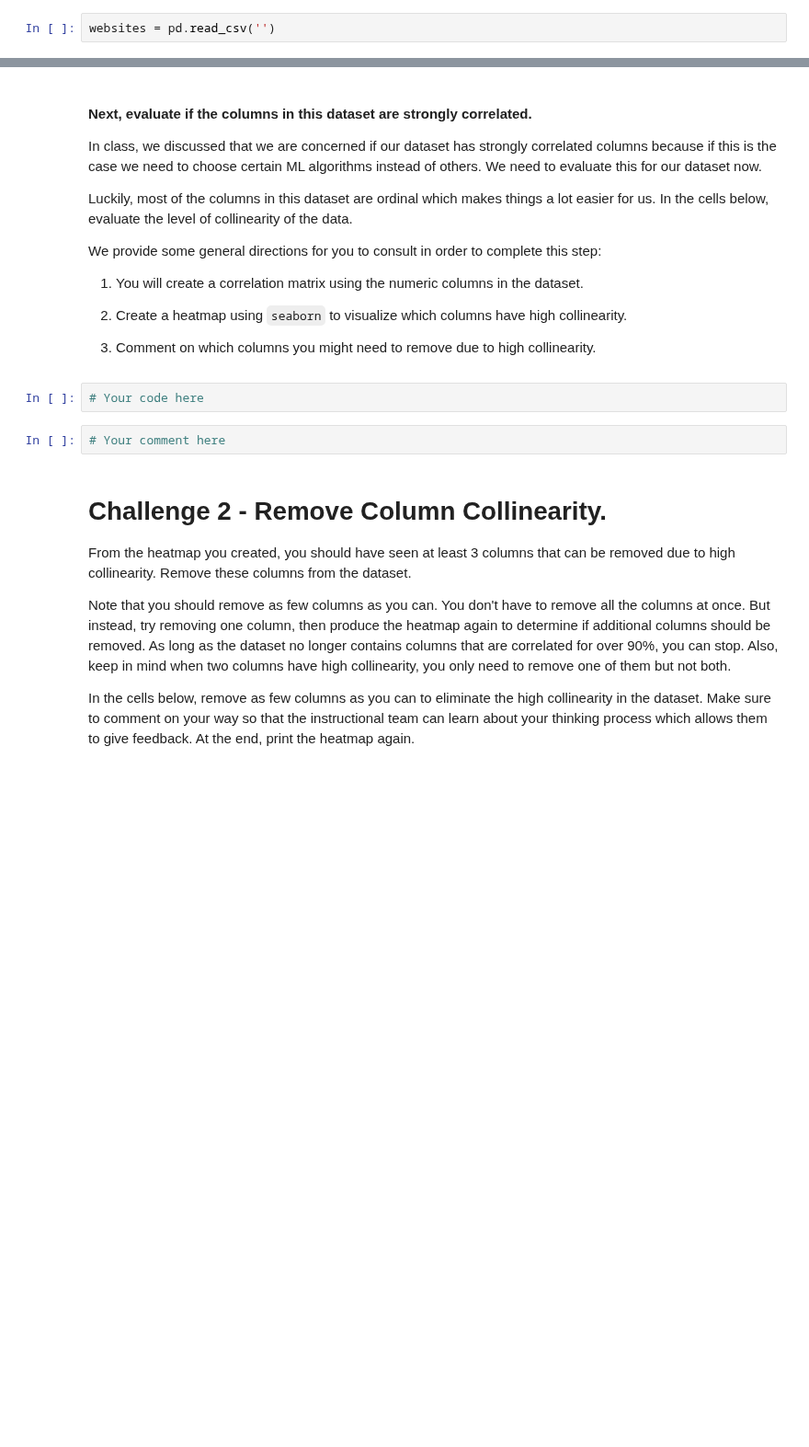
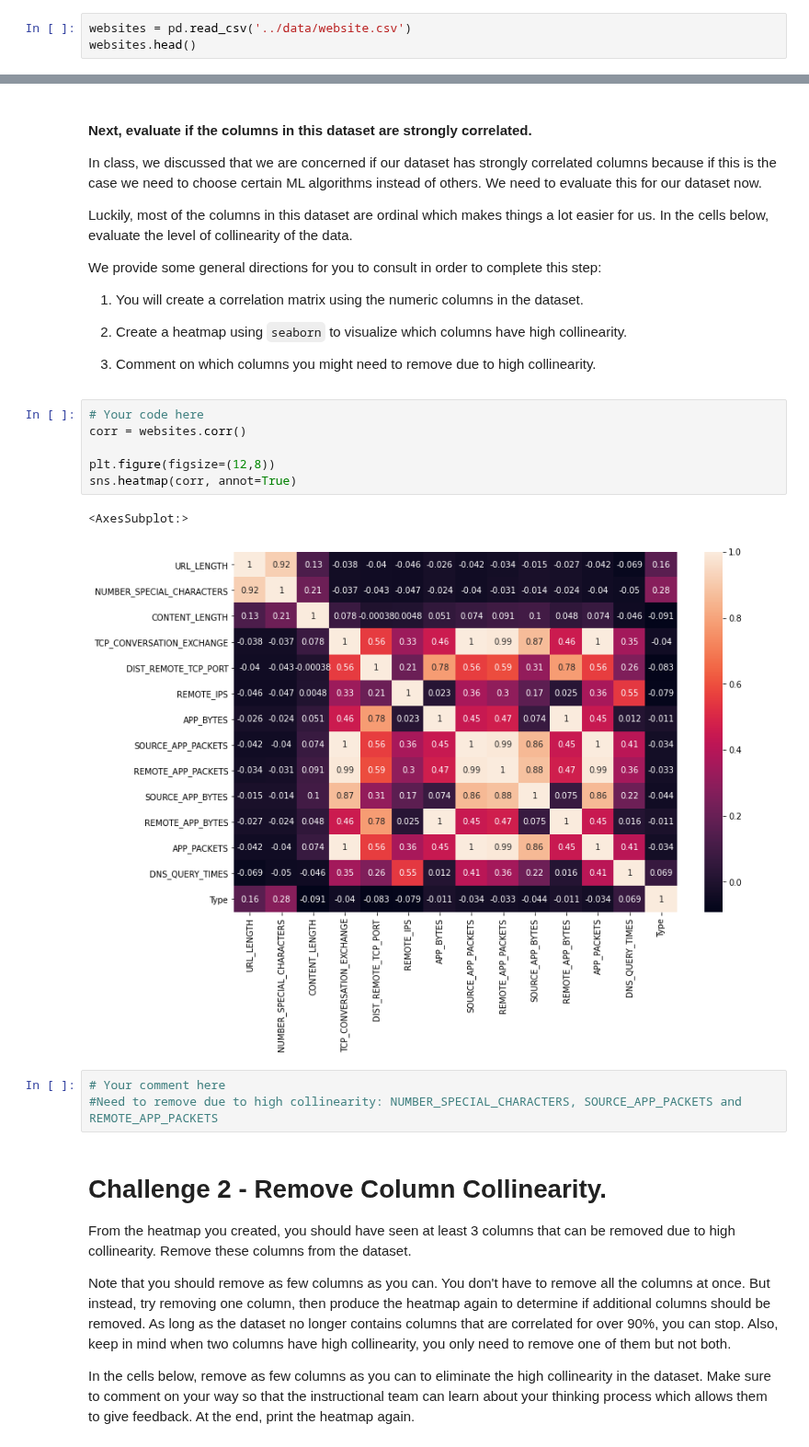
Before and after one commit to paoloironhack/data_analytics062020, a Jupyter notebook: labs/module_3/Supervised-Learning/your-code/main.ipynb, the cells around one changed output, grey strips where cells are left out. Shown at 92% size. Drawn from its saved outputs; the diff is of its cells as text; blank space fills up the shorter version.

```diff
--- a/labs/module_3/Supervised-Learning/your-code/main.ipynb
+++ b/labs/module_3/Supervised-Learning/your-code/main.ipynb
@@ -17,4 +17,5 @@ In this lab, we will explore a dataset that describes websites with different fe
 
 Let's start by exploring the dataset. First load the dataset from [here](https://drive.google.com/file/d/18LRRR60T-7NbUeZPCSI1crjo8O3LeGhc/view?usp=sharing), place it in the data folder and load it in variable `websites`
 # %%
-websites = pd.read_csv('')
+websites = pd.read_csv('../data/website.csv')
+websites.head()
@@ -50,10 +80,18 @@ We provide some general directions for you to consult in order to complete this
 1. Create a heatmap using `seaborn` to visualize which columns have high collinearity.
 
 1. Comment on which columns you might need to remove due to high collinearity.
-# %%
-# Your code here
-# %%
-# Your comment here
+# %%
+# Your code here
+corr = websites.corr()
+
+plt.figure(figsize=(12,8))
+sns.heatmap(corr, annot=True)
+# %% [output]
+<AxesSubplot:>
+[figure, added]
+# %%
+# Your comment here
+#Need to remove due to high collinearity: NUMBER_SPECIAL_CHARACTERS, SOURCE_APP_PACKETS and REMOTE_APP_PACKETS
 # %% [markdown]
 # Challenge 2 - Remove Column Collinearity.
 
```
Also changed, not shown: parts of 49 cells of this notebook, 6 other files.
